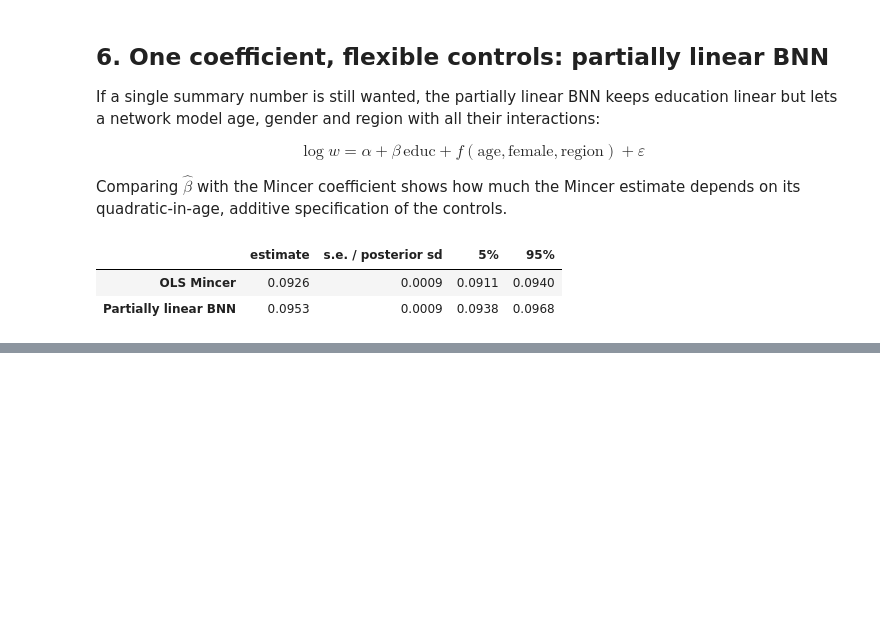
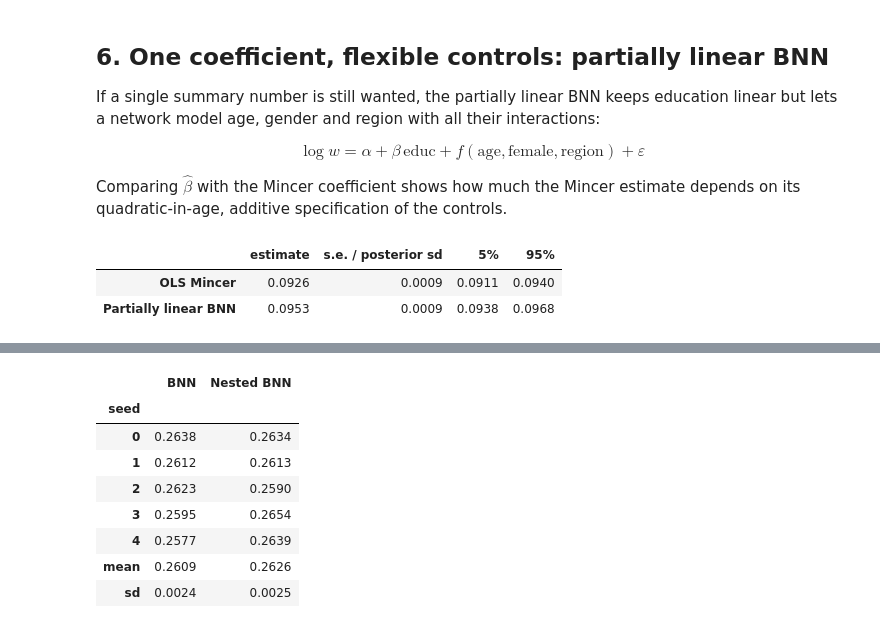
Before and after one commit to davide-ario/BNN, a Jupyter notebook: BNN_returns_to_education.ipynb, the cells around one changed output, grey strips where cells are left out. Saved outputs shown, nothing was run; the diff lists cells and outputs as text; code cells hidden in the pictures; blank space fills up the shorter version.

```diff
--- a/BNN_returns_to_education.ipynb
+++ b/BNN_returns_to_education.ipynb
@@ -384,0 +403,33 @@ pd.DataFrame({
+# %%
+SEEDS = [0, 1, 2, 3, 4]
+BUILDERS = {"BNN": bm.build_bnn, "Nested BNN": bm.build_nested_bnn}
+ys_train = (train["log_wage"] - y_mean) / y_sd
+
+runs = {name: {} for name in BUILDERS}
+runs["BNN"][SEED] = idata_bnn  # already fitted in section 3
+for name, builder in BUILDERS.items():
+    for s in SEEDS:
+        if s not in runs[name]:
+            runs[name][s], _ = bm.fit_advi(builder, scale(X_train), ys_train,
+                                           n_iter=60_000, batch_size=100, seed=s)
+
+X_test_s = scale(design(test))
+r2 = pd.DataFrame({
+    name: {s: r2_score(test["log_wage"],
+                       bm.predict_mu(BUILDERS[name], idata, X_test_s).mean(0) * y_sd + y_mean)
+           for s, idata in runs[name].items()}
+    for name in BUILDERS})
+r2.index.name = "seed"
+r2.loc["mean"] = r2.mean()
+r2.loc["sd"] = r2.iloc[:-1].std()
+r2.round(4)
+# %% [output]
+|  | BNN | Nested BNN |
+| seed |  |  |
+| 0 | 0.2638 | 0.2634 |
+| 1 | 0.2612 | 0.2613 |
+| 2 | 0.2623 | 0.2590 |
+| 3 | 0.2595 | 0.2654 |
+| 4 | 0.2577 | 0.2639 |
+| mean | 0.2609 | 0.2626 |
+| sd | 0.0024 | 0.0025 |
```
Also changed, not shown: parts of 9 cells of this notebook, 1 other file.
